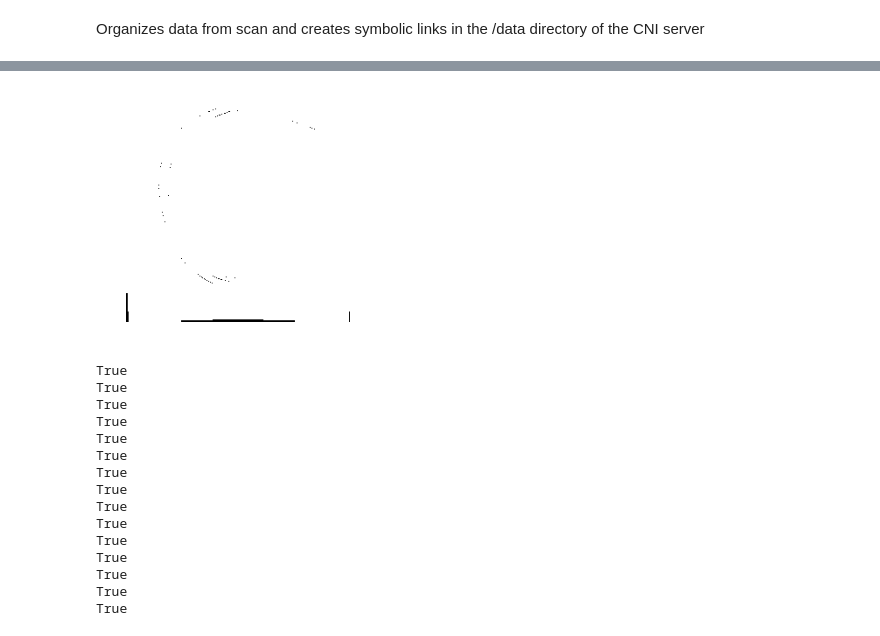
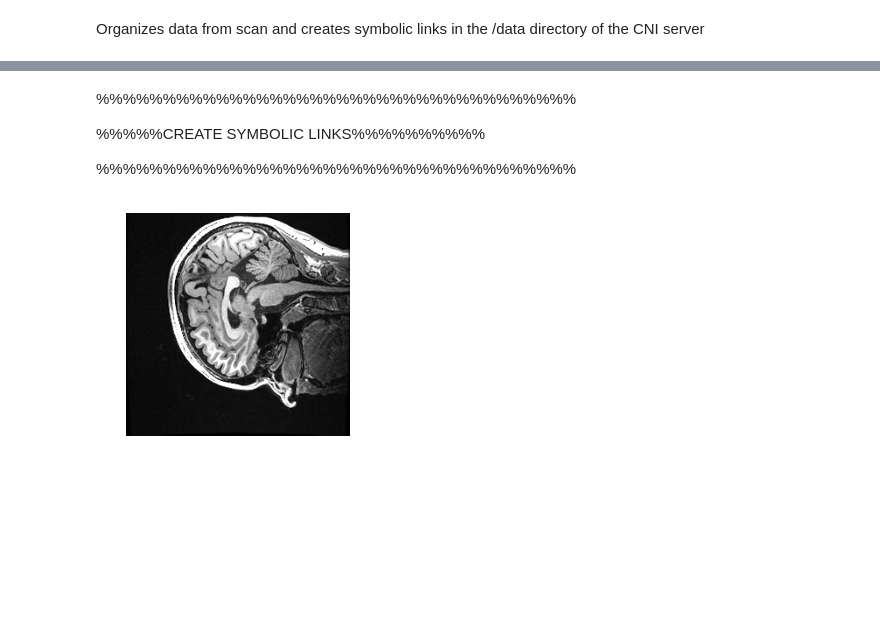
Before and after one commit to iancballard/fd_fmri, a Jupyter notebook: move_data.ipynb, the cells around one changed output, grey strips where cells are left out. Drawn from its saved outputs; the diff is of its cells as text; code cells hidden in the pictures; blank space fills up the shorter version.

```diff
--- a/move_data.ipynb
+++ b/move_data.ipynb
@@ -31,7 +37,8 @@ def plot_slice(fname, z_idx=15):
     ctr = np.dot(np.linalg.inv(aff), [0, 0, 0, 1])[:3]
 
     # Plot the data
-    vmin, vmax = (0, 1) if data.dtype == np.int16 else (30, 150)
+#     vmin, vmax = (0, 1) if data.dtype == np.int16 else (30, 150)
+    vmin, vmax = (30,1200)
     plt.imshow(np.rot90(data[:, :, ctr[2] + z_idx]),
                cmap="gray", vmin=vmin, vmax=vmax)
     plt.gca().set_axis_off()
@@ -38,3 +58,9 @@ def plot_slice(fname, z_idx=15):
+# %% [markdown]
+%%%%%%%%%%%%%%%%%%%%%%%%%%%%%%%%%%%%
+
+%%%%%CREATE SYMBOLIC LINKS%%%%%%%%%%
+
+%%%%%%%%%%%%%%%%%%%%%%%%%%%%%%%%%%%%
 # %%
 #preliminary stuff
 #get subs and make mapping for sub id
@@ -111,12 +120,12 @@ for scan in scan_to_id.keys():
         make_link(old_anat,new_anat)
 # %%
 #check one of the subjects files to make sure linking worked
-scan = scan_to_id.keys()[0]
+scan = scan_to_id.keys()[5]
 sub = scan_to_id[scan]
-anat_file = home_dir + 'data/fd_' + sub + '/anat/T1w_Whole_brain_1mm.nii.gz'
-plot_slice(anat_file)
+fname = home_dir + 'data/fd_' + sub + '/anat/T1w_Whole_brain_1mm.nii.gz'
+plot_slice(fname,5)
 # %% [output]
-[figure, old version]
+[figure, new version]
 # %%
 #create symbolic links for mux runs
 for scan in scan_to_id.keys():
@@ -163,7 +172,6 @@ for scan in scan_to_id.keys():
             #ser 1
             old_mux = data_dir + scan + '/' + mux[0]
             new_mux = func_dir + '/ser/run_1.nii.gz'
-            print os.path.exists(old_mux)
             make_link(old_mux,new_mux)
 
             #sim 1
@@ -244,22 +252,6 @@ for scan in scan_to_id.keys():
 
     except Exception:
         pass
-# %% [output]
-True
-True
-True
-True
-True
-True
-True
-True
-True
-True
-True
-True
-True
-True
-True
 # %%
 ##make symbolic links for dti
 for scan in scan_to_id.keys():
```
Also changed, not shown: parts of 7 cells of this notebook.
